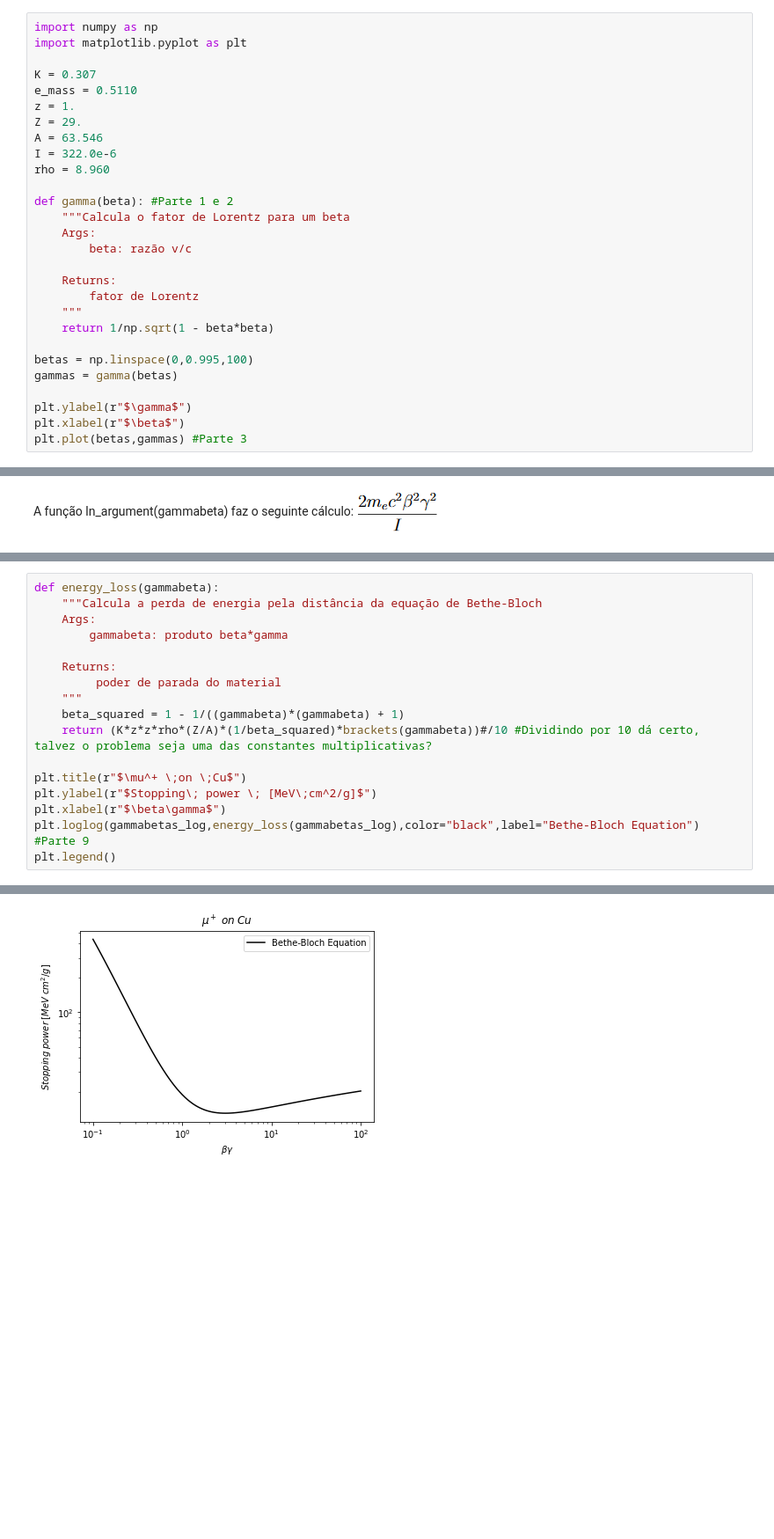
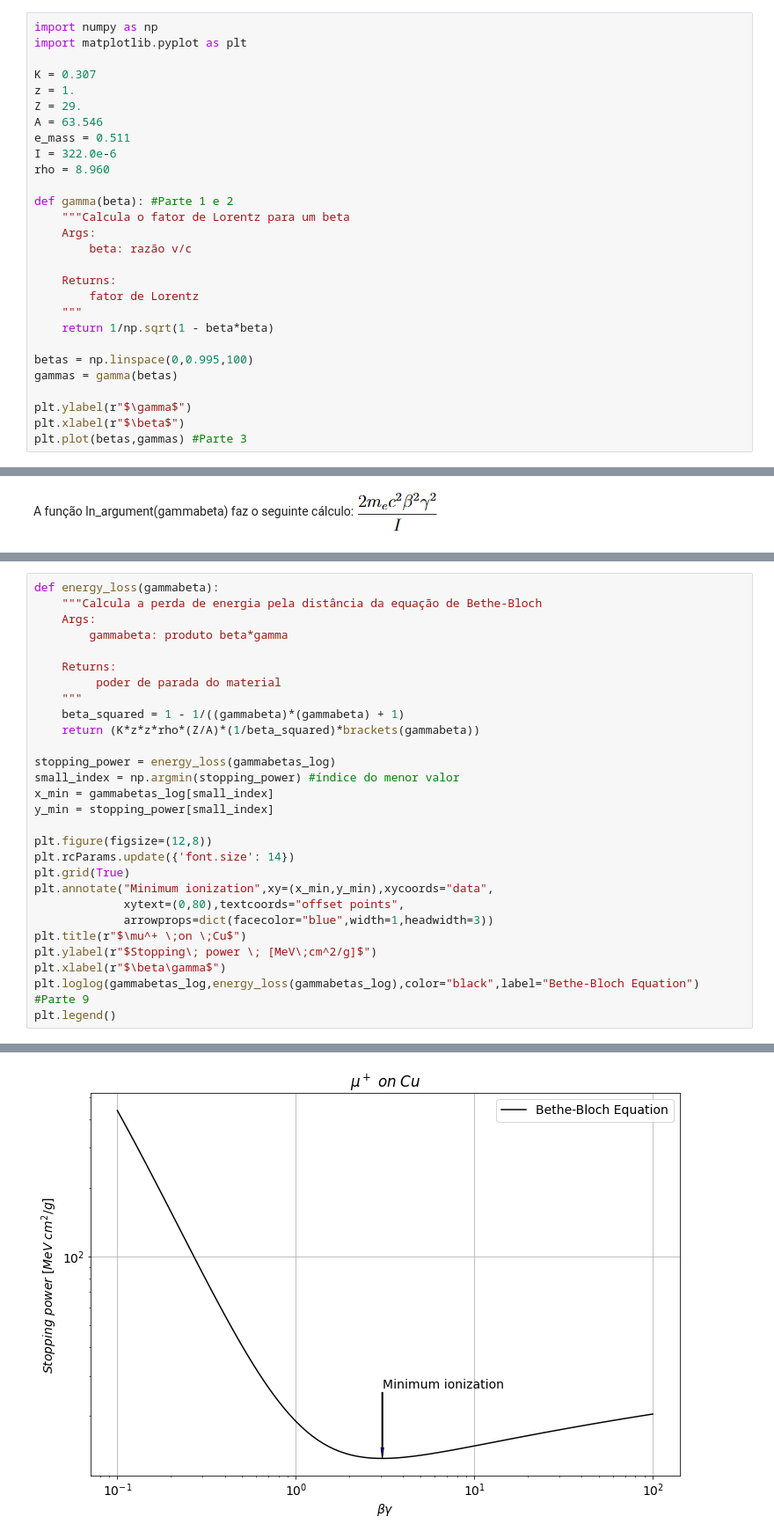
Before and after one commit to HenriqueCrj/AulasPython, a Jupyter notebook: Henrique_Projeto_1.ipynb, the cells around one changed output, grey strips where cells are left out. Shown at 88% size. Drawn from its saved outputs; the diff is of its cells as text; blank space fills up the shorter version.

```diff
--- a/Henrique_Projeto_1.ipynb
+++ b/Henrique_Projeto_1.ipynb
@@ -29,10 +29,10 @@ import numpy as np
 import matplotlib.pyplot as plt
 
 K = 0.307
-e_mass = 0.5110
 z = 1.
 Z = 29.
 A = 63.546
+e_mass = 0.511
 I = 322.0e-6
 rho = 8.960
 
@@ -129,20 +129,31 @@ Finalmente calculam-se os valores do poder de parada pela função energy_loss(g
 # %%
 def energy_loss(gammabeta):
     """Calcula a perda de energia pela distância da equação de Bethe-Bloch
     Args:
         gammabeta: produto beta*gamma
 
     Returns:
          poder de parada do material
     """
     beta_squared = 1 - 1/((gammabeta)*(gammabeta) + 1)
-    return (K*z*z*rho*(Z/A)*(1/beta_squared)*brackets(gammabeta))#/10 #Dividindo por 10 dá certo, talvez o problema seja uma das constantes multiplicativas?
+    return (K*z*z*rho*(Z/A)*(1/beta_squared)*brackets(gammabeta))
 
+stopping_power = energy_loss(gammabetas_log)
+small_index = np.argmin(stopping_power) #índice do menor valor
+x_min = gammabetas_log[small_index]
+y_min = stopping_power[small_index]
+
+plt.figure(figsize=(12,8))
+plt.rcParams.update({'font.size': 14})
+plt.grid(True)
+plt.annotate("Minimum ionization",xy=(x_min,y_min),xycoords="data",
+             xytext=(0,80),textcoords="offset points",
+             arrowprops=dict(facecolor="blue",width=1,headwidth=3))
 plt.title(r"$\mu^+ \;on \;Cu$")
 plt.ylabel(r"$Stopping\; power \; [MeV\;cm^2/g]$")
 plt.xlabel(r"$\beta\gamma$")
 plt.loglog(gammabetas_log,energy_loss(gammabetas_log),color="black",label="Bethe-Bloch Equation") #Parte 9
 plt.legend()
 # %% [output]
 <matplotlib.legend.Legend at 0x...>
-[figure, old version]
+[figure, new version]
```
Also changed, not shown: parts of 5 cells of this notebook.
